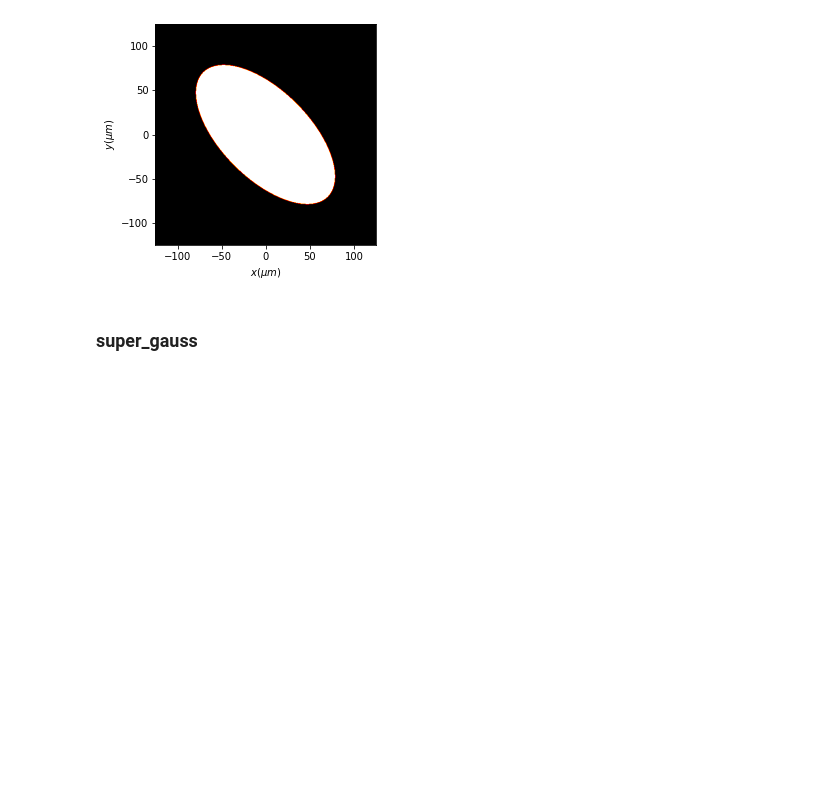
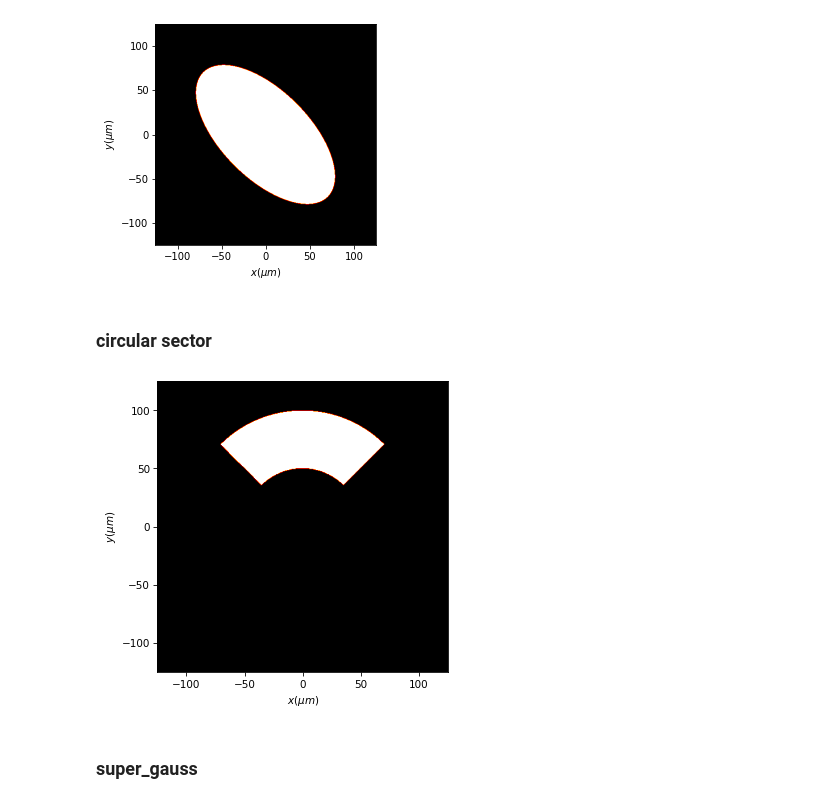
Before and after one commit to optbrea/diffractio, a Jupyter notebook: docs/source/tutorial_scalar/scalar_XY/masks_xy.ipynb, the cells around one changed output. Drawn from its saved outputs; the diff is of its cells as text; code cells hidden in the pictures; blank space fills up the shorter version.

Commit message:
tiny: totorial scalar masks XY

```diff
--- a/docs/source/tutorial_scalar/scalar_XY/masks_xy.ipynb
+++ b/docs/source/tutorial_scalar/scalar_XY/masks_xy.ipynb
@@ -241,6 +241,20 @@ t1.circle(r0=(0 * um, 0 * um), radius=(50 * um, 100 * um), angle=45 * degrees)
 t1.draw(kind="intensity")
 # %% [output]
 [figure]
+# %% [markdown]
+### circular sector
+# %%
+num_data = 512
+length = 250 * um
+x = np.linspace(-length / 2, length / 2, num_data)
+y = np.linspace(-length / 2, length / 2, num_data)
+wavelength = 0.6328 * um
+
+t1 = Scalar_mask_XY(x, y, wavelength)
+t1.circular_sector(r0=(0 * um, 0 * um), radii=(50 * um, 100 * um), angles= (45 * degrees, 135*degrees))
+t1.draw(kind="intensity")
+# %% [output]
+[figure, added]
 # %% [markdown]
 ### super_gauss
 # %%
```
Also changed, not shown: parts of 3 cells of this notebook, 1 other file.
